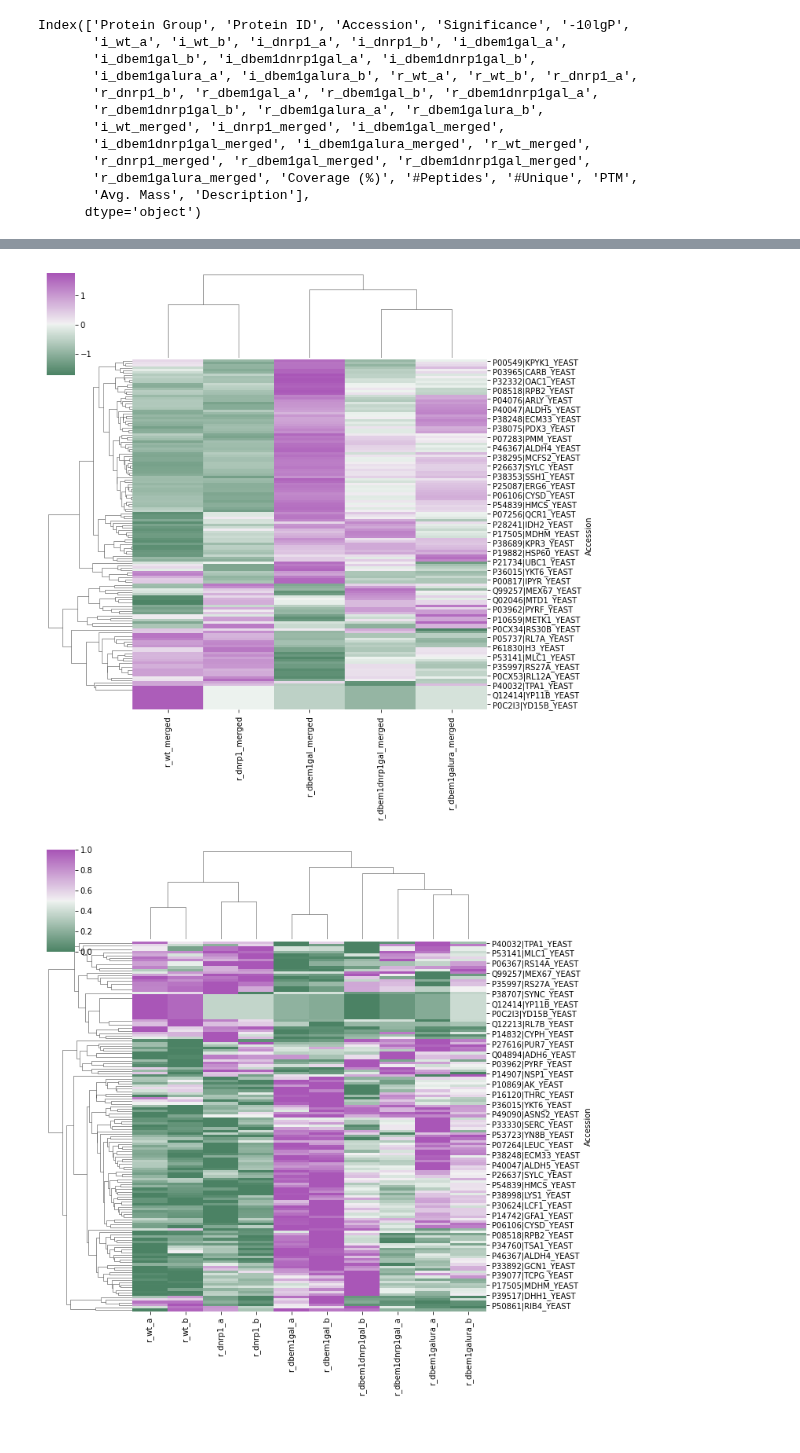
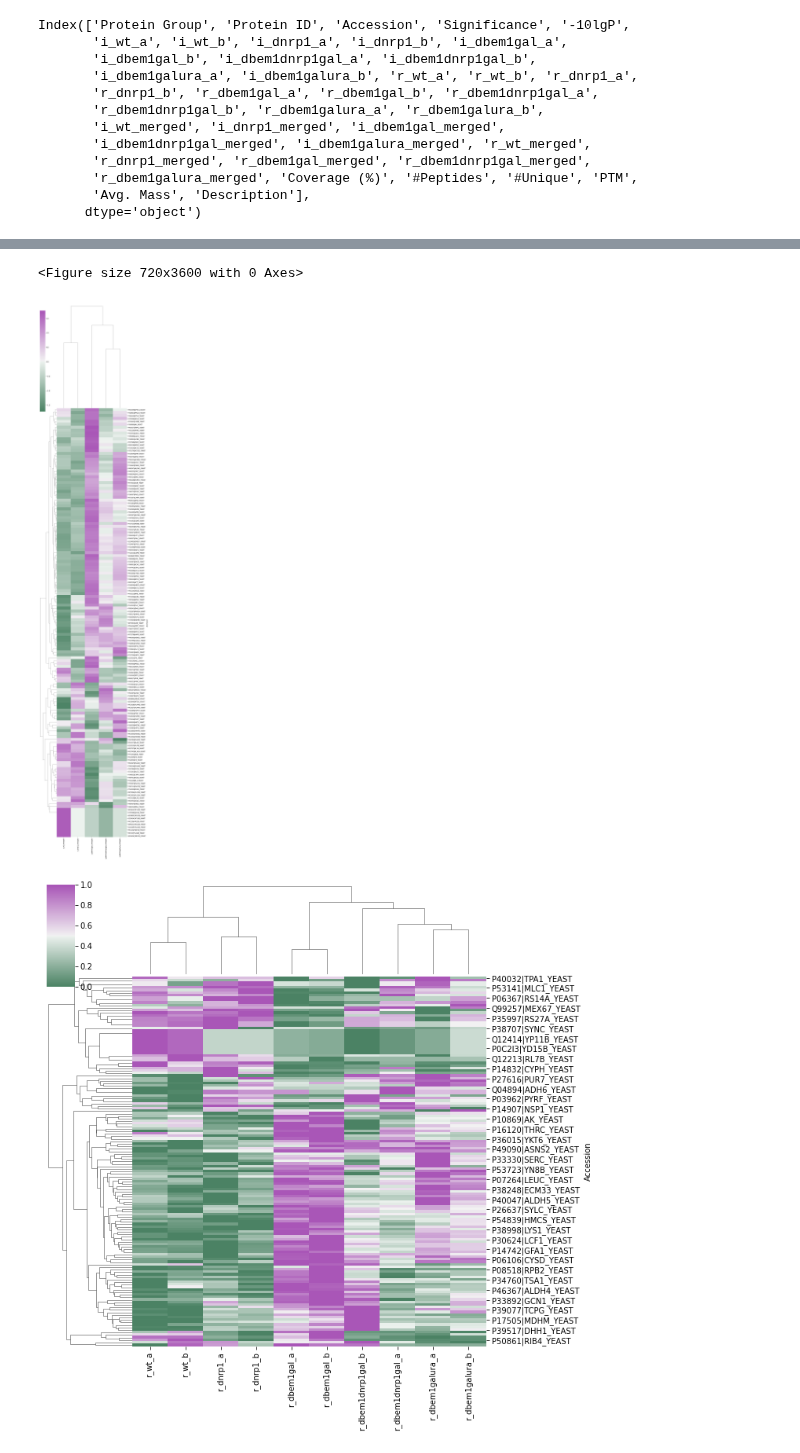
Before and after one commit to leilaicruz/mass-spec-analysis, a Jupyter notebook: notebooks/data-viz.ipynb, the cells around one changed output, grey strips where cells are left out. Cells and saved outputs as stored; diff of their text form; code cells hidden in the pictures.

```diff
--- a/notebooks/data-viz.ipynb
+++ b/notebooks/data-viz.ipynb
@@ -105,0 +72,7 @@ data2cluster_merged.head()
+# %%
+## Convert significances to p-values . -10*logP=significance
+data_processed=data.copy()
+data_processed["p-value"]=10**(-data_processed["Significance"]/10)
+data_processed.drop(columns=["-10lgP","Protein Group","Protein ID","PTM"],inplace=True)
+
+data_processed.head()
@@ -105,0 +245,7 @@ data2cluster_merged.head()
+# %%
+data2cluster_merged=data_processed.loc[:, data_processed.columns.str.startswith('r_')]
+data2cluster_merged=data2cluster_merged.loc[:,data2cluster_merged.columns.str.endswith('merged')]
+
+data2cluster_merged.index=data_processed.Accession
+
+data2cluster_merged.head()
@@ -106,10 +260,10 @@ data2cluster_merged.head()
 # %%
 
-
 colors=sns.diverging_palette(145, 300, s=60, as_cmap=True)
-g=sns.clustermap(data2cluster_merged,z_score=0,cmap=colors)
+g=sns.clustermap(data2cluster_merged,z_score=0,cmap=colors,figsize=(10,50))
 # %% [output]
+<Figure size 720x3600 with 0 Axes>
-[figure, old version]
+[figure, new version]
 # %%
 # To see differences among replicates
 data2cluster=data[data.columns[15:25]] # combined data among replicates
```
Also changed, not shown: parts of 19 cells of this notebook.
